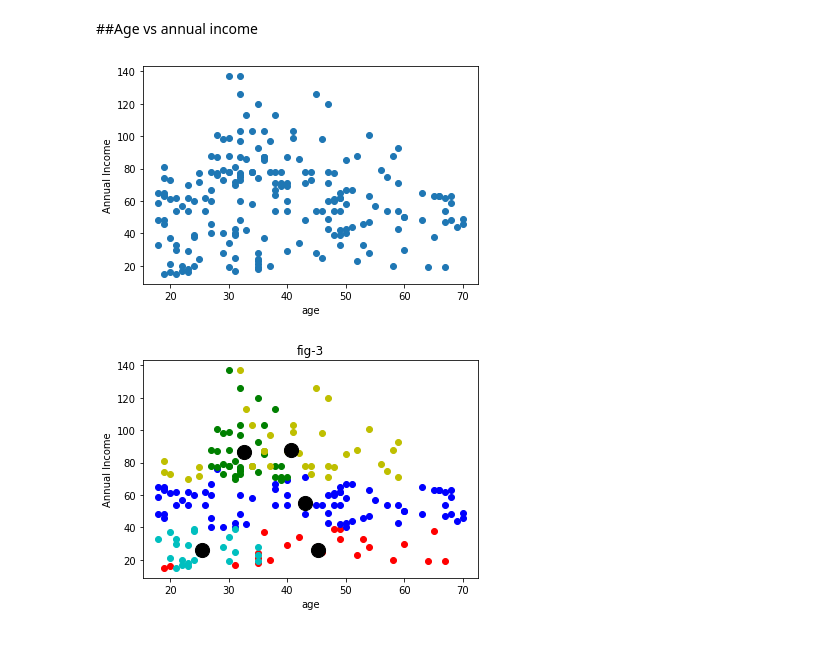
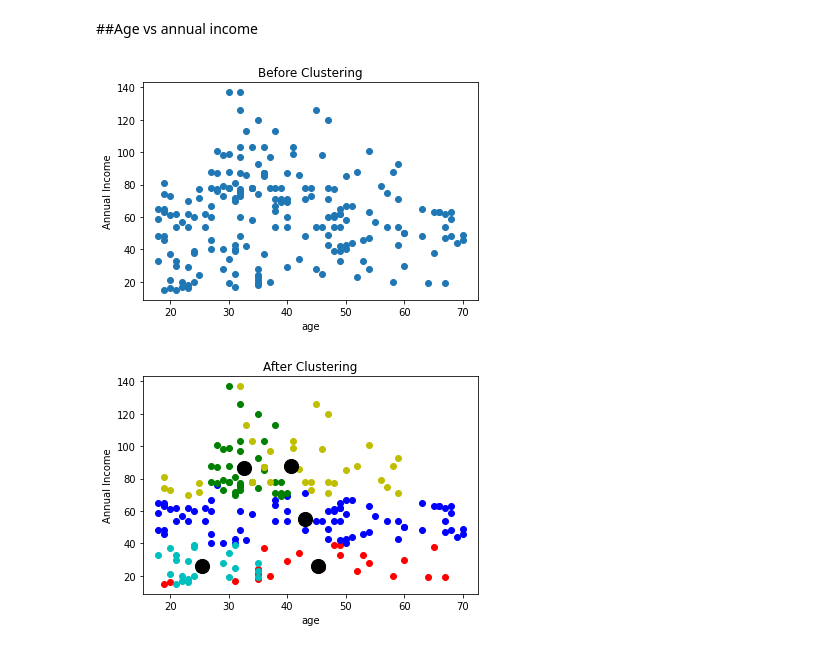
Before and after one commit to Dhruvjain484/Machine-Learning-projects-for-beginner-Part-3, a Jupyter notebook: K_Means_Clustering.ipynb, the cells around one changed output. Cells and saved outputs as stored; diff of their text form; code cells hidden in the pictures.

```diff
--- a/K_Means_Clustering.ipynb
+++ b/K_Means_Clustering.ipynb
@@ -129,22 +129,23 @@ plt.title('After Clustering');
 # %%
 # Before Clustering
 plt.scatter(X[:, 0], X[:, 1])
 plt.ylabel('Annual Income')
-plt.xlabel('age');
-plt.show()
+plt.xlabel('age')
+plt.title('Before Clustering')
+plt.show();
 
 
 # After Clustering
 plt.scatter(x[y_means==0, 0], x[y_means==0, 1], color = 'r')
 plt.scatter(x[y_means==1, 0], x[y_means==1, 1], color = 'b')
 plt.scatter(x[y_means==2, 0], x[y_means==2, 1], color = 'g')
 plt.scatter(x[y_means==3, 0], x[y_means==3, 1], color = 'y')
 plt.scatter(x[y_means==4, 0], x[y_means==4, 1], color = 'c')
 plt.scatter(kmeans_1.cluster_centers_[:,0], kmeans_1.cluster_centers_[:, 1], color = 'black', s = 200)
 
 plt.ylabel('Annual Income')
 plt.xlabel('age')
-plt.title('fig-3');
+plt.title('After Clustering');
 # %% [output]
-[figure, old version]
+[figure, new version]
-[figure, old version]
+[figure, new version]
```
